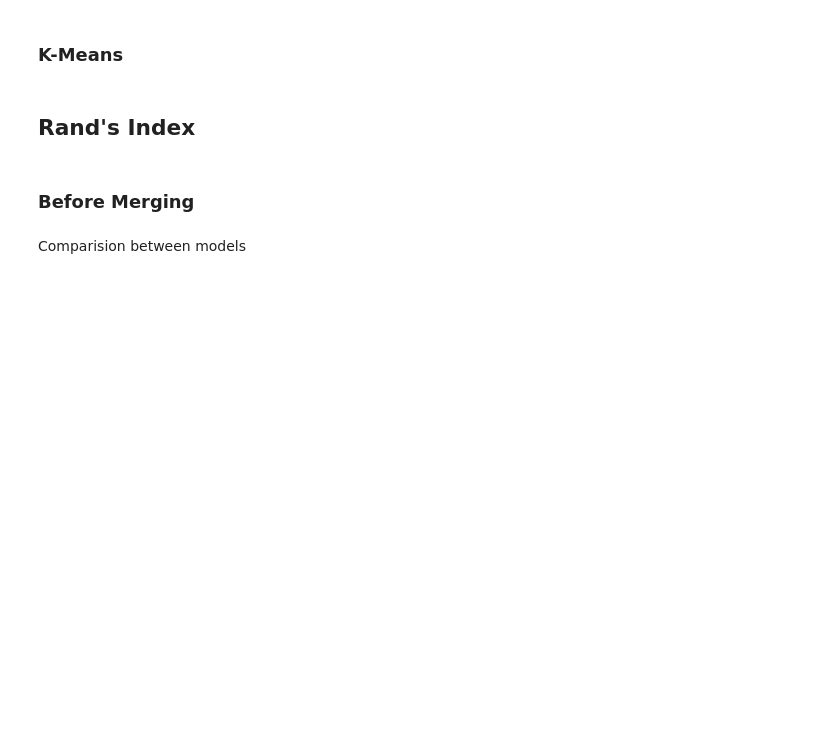
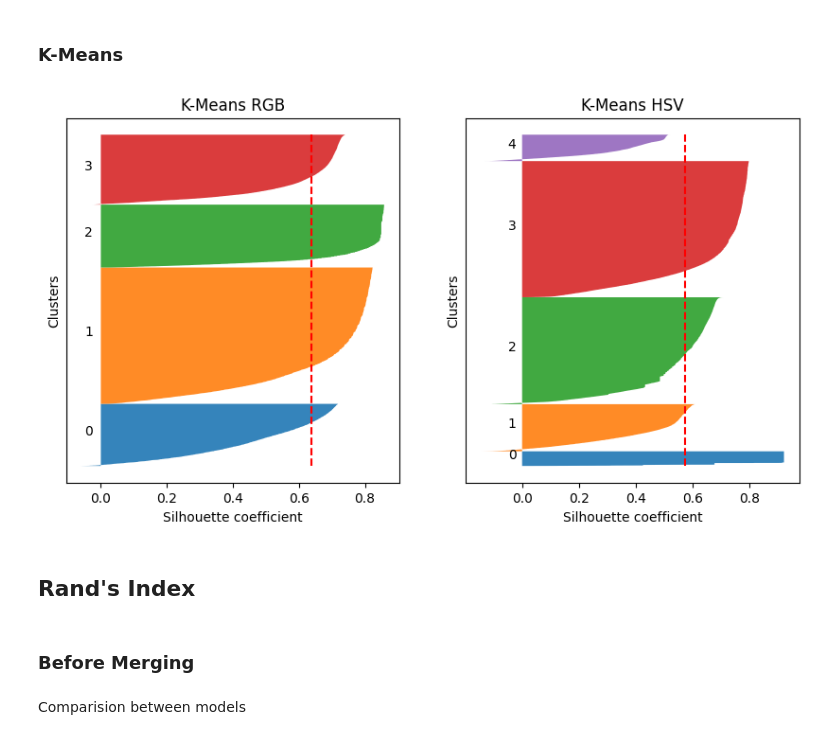
Before and after one commit to Ngoc-Cac/ML-Group2, a Jupyter notebook: main.ipynb, the cells around one changed output. Saved outputs shown, nothing was run; the diff lists cells and outputs as text; code cells hidden in the pictures; blank space fills up the shorter version.

Commit message:
Update main.ipynb
updated silhouette plot

```diff
--- a/main.ipynb
+++ b/main.ipynb
@@ -281,6 +281,10 @@ def draw_silhouette(ax, silhouette_coefficients, title):
 
     ax.set_yticks([])
     ax.set_title(title)
+# %%
+from sklearn.model_selection import StratifiedShuffleSplit
+# sampling because silhouette coefficients takes too long for large samples
+sampler = StratifiedShuffleSplit(1, train_size=.7, random_state=0)
 # %%
 silhouette_coefs = {}
 for model, result in [('mean_shift', mean_shift_result), ('kmean', kmean_result)]:
@@ -290,8 +294,13 @@ for model, result in [('mean_shift', mean_shift_result), ('kmean', kmean_result)
         for _, row in df.iterrows():
             labels.append(result[color]['labeled_image'][int(row['x']), int(row['y'])])
 
+        sampled_labels_idx, _ = next(sampler.split(df, labels))
+
         temp_array = np.array(labels, dtype='float64')
-        silhouettes = silhouette_samples(df[[*color.upper()]], labels)
+        temp_array = temp_array[sampled_labels_idx]
+
+        silhouettes = silhouette_samples(df[[*color.upper()]].iloc[sampled_labels_idx], temp_array)
+
         inner[color] = []
         for label in np.unique(temp_array):
             ith_cluster = silhouettes[temp_array == label]
@@ -315,13 +346,15 @@ plt.show()
 # %%
 fig = plt.figure(figsize=(10, 5))
 
 rgb_ax = fig.add_subplot(1, 2, 1)
 hsv_ax = fig.add_subplot(1, 2, 2)
 
-draw_silhouette(rgb_ax, silhouette_coefs['kmean']['rgb'], 'Mean Shift RGB')
-draw_silhouette(hsv_ax, silhouette_coefs['kmean']['hsv'], 'Mean Shift HSV')
+draw_silhouette(rgb_ax, silhouette_coefs['kmean']['rgb'], 'K-Means RGB')
+draw_silhouette(hsv_ax, silhouette_coefs['kmean']['hsv'], 'K-Means HSV')
 
 plt.show()
+# %% [output]
+[figure, added]
 # %% [markdown]
 ## Rand's Index
 # %% [markdown]
```
Also changed, not shown: parts of 2 cells of this notebook.
